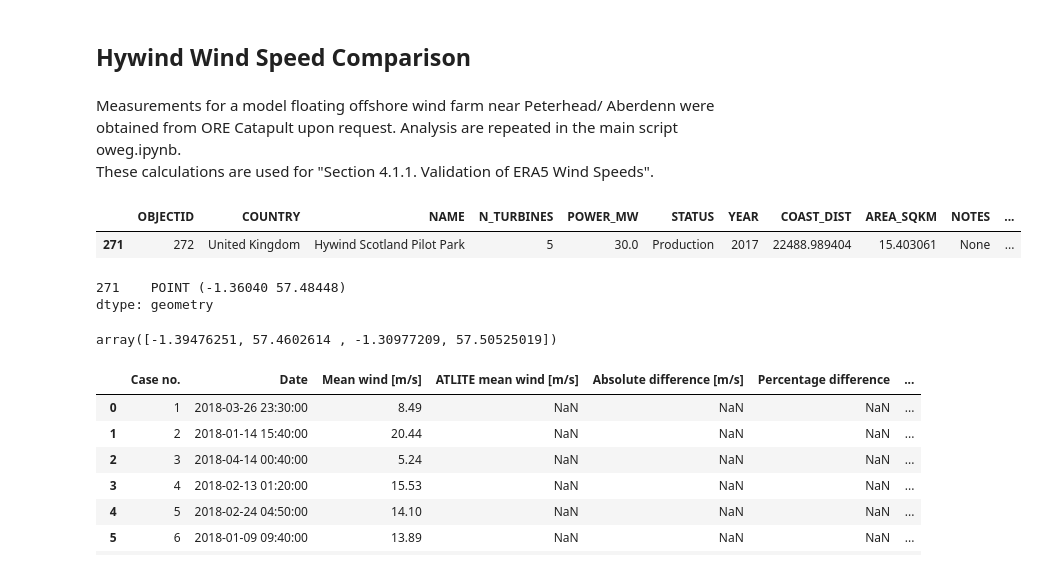
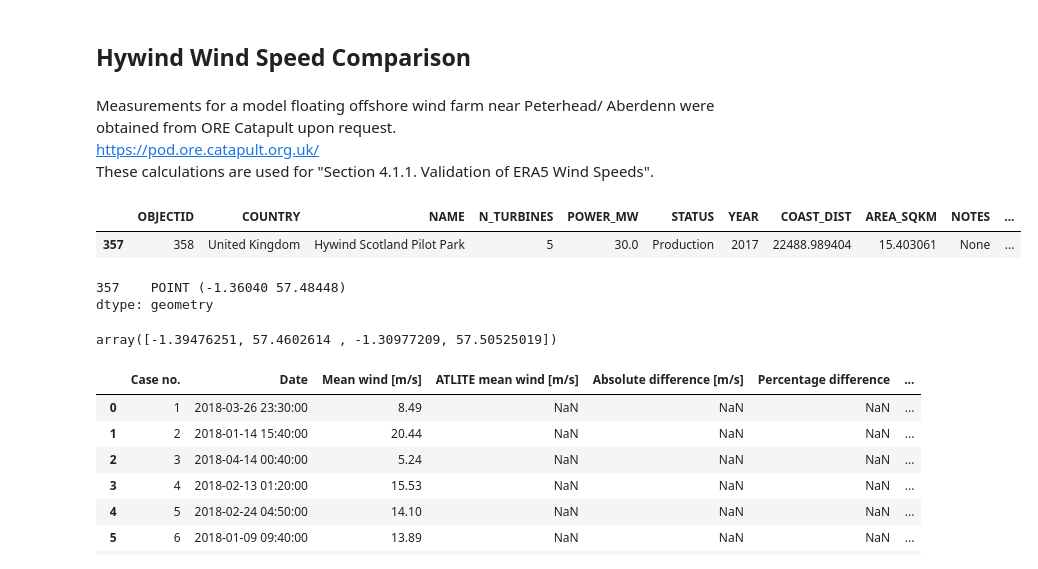
Before and after one commit to chr-mar/oweg-int-NSR, a Jupyter notebook: scripts/Hywind_Wind_Speed_comparison.ipynb, the cells around one changed output. Saved outputs shown, nothing was run; the diff lists cells and outputs as text; code cells hidden in the pictures.

```diff
--- a/scripts/Hywind_Wind_Speed_comparison.ipynb
+++ b/scripts/Hywind_Wind_Speed_comparison.ipynb
@@ -2,7 +2,7 @@
  ## Hywind Wind Speed Comparison ##
 # %% [markdown]
 Measurements for a model floating offshore wind farm near Peterhead/ Aberdenn were obtained from ORE Catapult upon request.
-Analysis are repeated in the main script oweg.ipynb.
+<br>https://pod.ore.catapult.org.uk/
 <br>
 These calculations are used for "Section 4.1.1. Validation of ERA5 Wind Speeds".
 # %%
@@ -41,20 +41,19 @@ pd.set_option('display.max_colwidth',150)
 # %%
 import contextily as cx
 
 #data of European Offshore wind farms from the EMODnet dataset on human activities is imported
-windfarm_map = gpd.read_file("../data/Windfarm-Shapefiles/EMODnet_HA_WindFarms_pg_20220324.shp")
-
+windfarm_map = gpd.read_file("../data/EMODnet_HA_WindFarms_20221219\EMODnet_HA_WindFarms_pg_20221219.shp")
 # We just want to analyse HyWind off the coast of Aberdeen
 hywind = windfarm_map[windfarm_map['NAME'] == 'Hywind Scotland Pilot Park']
 hywind
 
 minx,miny,maxx,maxy = hywind.total_bounds
 hywind.centroid
 hywind.total_bounds
 # %% [output]
 |  | OBJECTID | COUNTRY | NAME | N_TURBINES | POWER_MW | STATUS | YEAR | COAST_DIST | AREA_SQKM | NOTES | ... |
-| 271 | 272 | United Kingdom | Hywind Scotland Pilot Park | 5 | 30.0 | Production | 2017 | 22488.989404 | 15.403061 | None | ... |
+| 357 | 358 | United Kingdom | Hywind Scotland Pilot Park | 5 | 30.0 | Production | 2017 | 22488.989404 | 15.403061 | None | ... |
-271    POINT (-1.36040 57.48448)
+357    POINT (-1.36040 57.48448)
 dtype: geometry
 array([-1.39476251, 57.4602614 , -1.30977209, 57.50525019])
 # %%
```
Also changed, not shown: parts of 1 cell of this notebook.
